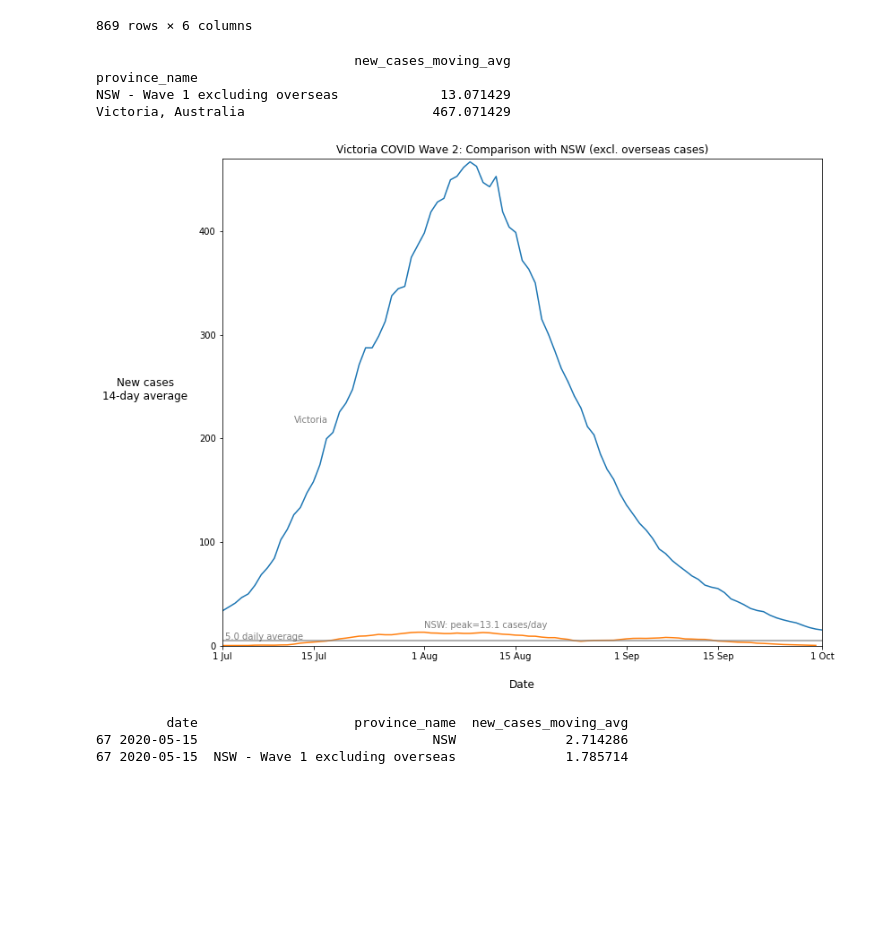
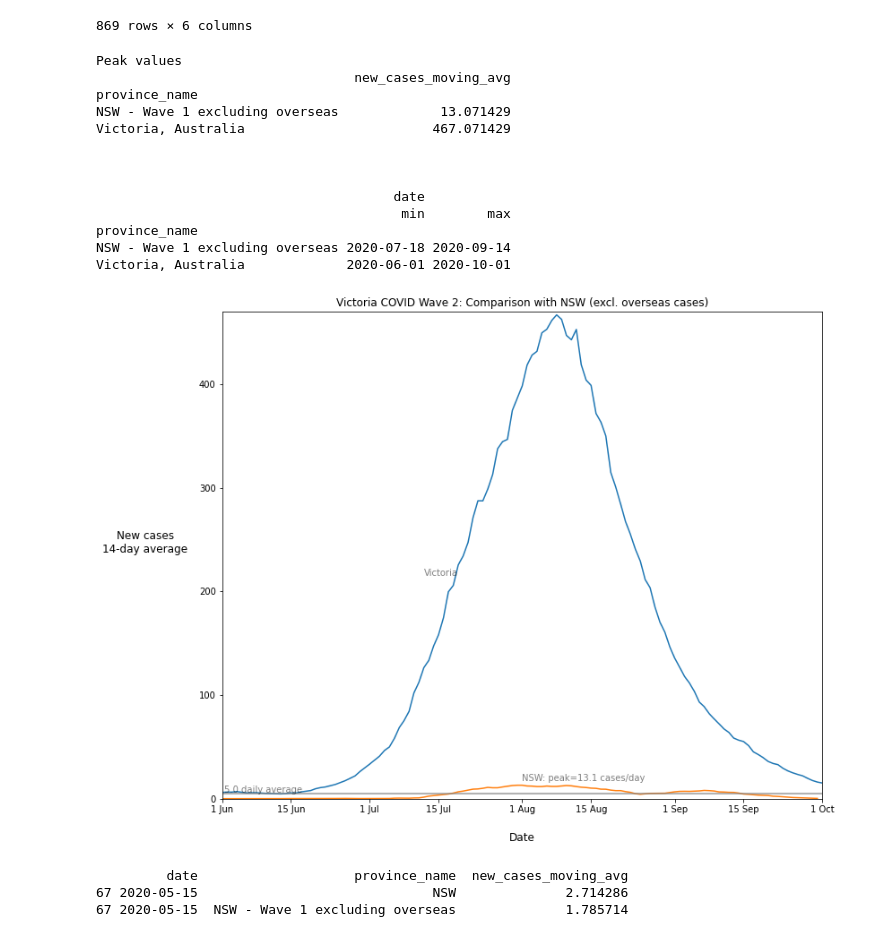
Before and after one commit to aaronlecompte/covid-19-targets-vic-au, a Jupyter notebook: vic_vs_nsw_oct_2020.ipynb, the cells around one changed output. Saved outputs shown, nothing was run; the diff lists cells and outputs as text; code cells hidden in the pictures; blank space fills up the shorter version.

Commit message:
NSW threshold boundary dates

```diff
--- a/vic_vs_nsw_oct_2020.ipynb
+++ b/vic_vs_nsw_oct_2020.ipynb
@@ -15,7 +15,7 @@ mpl.rcParams['font.family'] = 'Arial'
 MEL_14DAY_AVG_VALUE = '34'
 
 
-PROJECT_ID = '<<INSERT PROJECT ID HERE>>'
+PROJECT_ID = '<<INSERT PROJECT ID>>'
 # %%
 from google.colab import auth
 auth.authenticate_user()
@@ -324,40 +324,59 @@ sns.lineplot(x='date',
              hue='province_name',
              data=df_data_plot)
 
-xlim_values = (mdates.date2num(datetime(2020, 7, 1)), mdates.date2num(datetime(2020, 10, 1)))
+dt_chart_start = datetime(2020, 6, 1)
+dt_chart_end = datetime(2020, 10, 1)
+xlim_values = (mdates.date2num(dt_chart_start), mdates.date2num(dt_chart_end))
 ylim_values = (0, 470)
 
 ax.set_xlim(xlim_values)
 ax.set_ylim(ylim_values)
 ax.get_legend().remove()
 ax.set_ylabel('New cases\n14-day average', rotation=0, fontsize=12, labelpad=60)
 ax.set_xlabel('Date', fontsize=12, labelpad=20)
 ax.text(mdates.date2num(datetime(2020, 7, 12)), 215, 'Victoria', alpha=0.5)
 ax.text(mdates.date2num(datetime(2020, 8, 1)), 17, 'NSW: peak=13.1 cases/day ', alpha=0.5)
 ax.xaxis.set_major_formatter(mdates.DateFormatter('%-d %b'))
 ax.set_title('Victoria COVID Wave 2: Comparison with NSW (excl. overseas cases)')
 ax.plot(xlim_values, [5.0]*2, color=(0.5, 0.5, 0.5), alpha=0.8)
 ax.text(xlim_values[0]+0.5, 6, '5.0 daily average', alpha=0.5)
 
 
 ax.set_xlim(xlim_values)
 ax.set_ylim(ylim_values)
 
 
-print(df_data_plot[(df_data_plot['date'] >= datetime(2020, 7, 1)) & (df_data_plot['date'] <= datetime(2020, 10, 1))].sort_values('new_cases_moving_avg', ascending=False)\
+df_data_nsw_thresholds = df_data_plot[(df_data_plot['date'] >= dt_chart_start) & (df_data_plot['date'] <= dt_chart_end)]
+
+print('Peak values')
+print(df_data_nsw_thresholds.sort_values('new_cases_moving_avg', ascending=False)\
 .groupby('province_name')\
 .agg({
     'new_cases_moving_avg': 'max'
 }))
 
 print('\n\n')
+print(df_data_nsw_thresholds[df_data_nsw_thresholds['new_cases_moving_avg'] > 5].groupby('province_name').agg({
+    'date': ['min', 'max']
+}))
+
+print('\n\n')
 plt.show()
 # %% [output]
+Peak values
                                  new_cases_moving_avg
 province_name
 NSW - Wave 1 excluding overseas             13.071429
 Victoria, Australia                        467.071429
+
+
+
+                                      date
+                                       min        max
+province_name
+NSW - Wave 1 excluding overseas 2020-07-18 2020-09-14
+Victoria, Australia             2020-06-01 2020-10-01
-[figure, old version]
+[figure, new version]
 # %%
 fig, ax = plt.subplots(1, 1, figsize=(12, 10))
 
```
